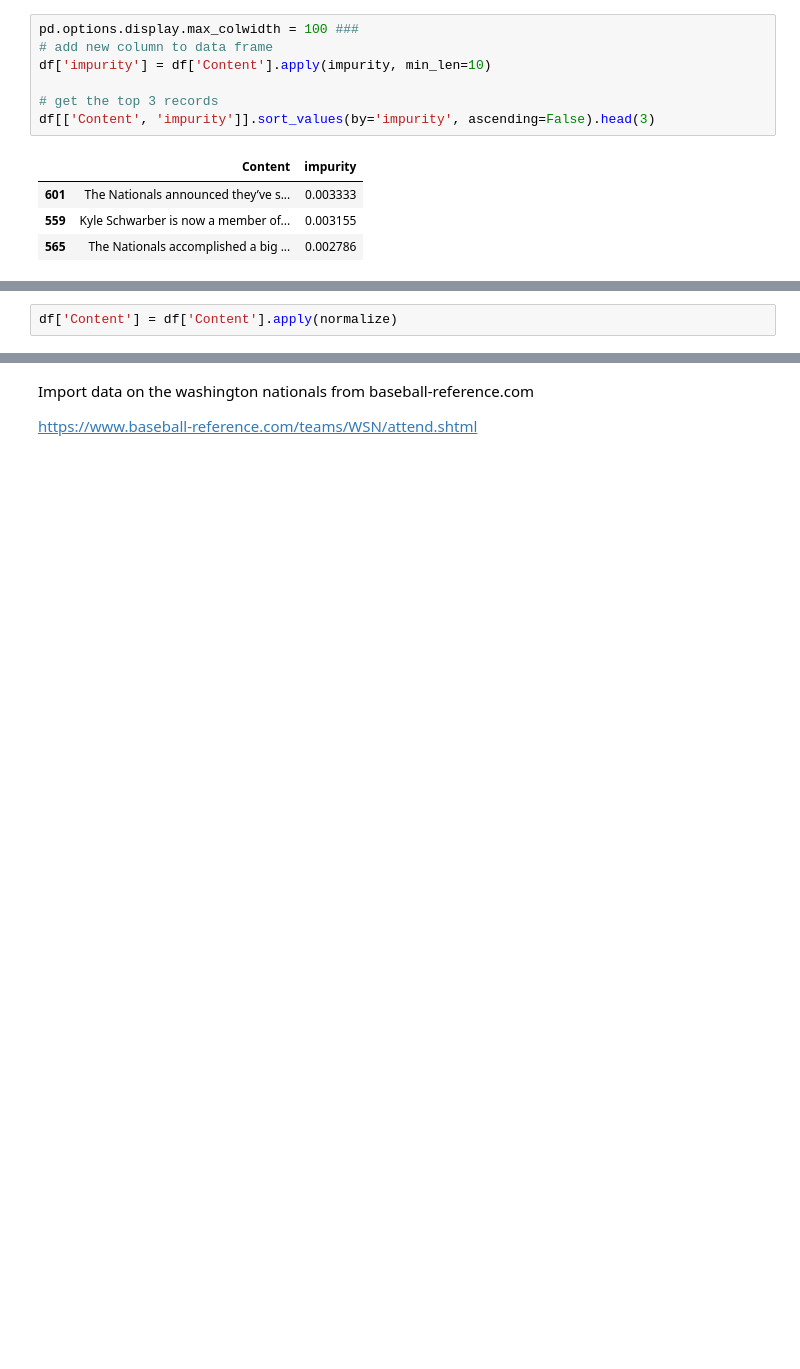
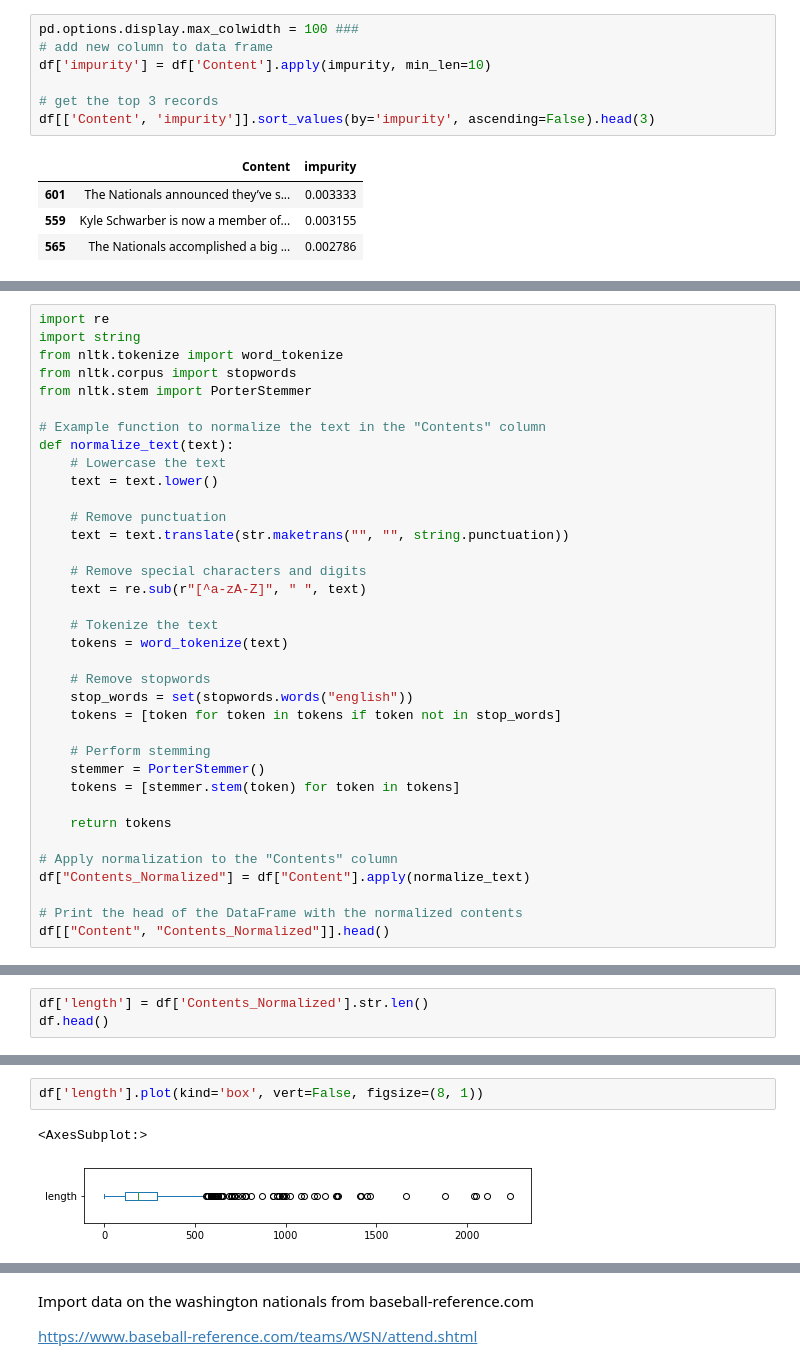
Before and after one commit to ApkimCA/AppliedTextMining_Team11, a Jupyter notebook: nationals_code.ipynb, the cells around one changed output, grey strips where cells are left out. Saved outputs shown, nothing was run; the diff lists cells and outputs as text; blank space fills up the shorter version.

```diff
--- a/nationals_code.ipynb
+++ b/nationals_code.ipynb
@@ -253,2 +165,0 @@ else:
-# %%
-df['Content'] = df['Content'].apply(normalize)
@@ -261,0 +166,36 @@ TypeError: expected string or bytes-like object
+# %%
+import re
+import string
+from nltk.tokenize import word_tokenize
+from nltk.corpus import stopwords
+from nltk.stem import PorterStemmer
+
+# Example function to normalize the text in the "Contents" column
+def normalize_text(text):
+    # Lowercase the text
+    text = text.lower()
+
+    # Remove punctuation
+    text = text.translate(str.maketrans("", "", string.punctuation))
+
+    # Remove special characters and digits
+    text = re.sub(r"[^a-zA-Z]", " ", text)
+
+    # Tokenize the text
+    tokens = word_tokenize(text)
+
+    # Remove stopwords
+    stop_words = set(stopwords.words("english"))
+    tokens = [token for token in tokens if token not in stop_words]
+
+    # Perform stemming
+    stemmer = PorterStemmer()
+    tokens = [stemmer.stem(token) for token in tokens]
+
+    return tokens
+
+# Apply normalization to the "Contents" column
+df["Contents_Normalized"] = df["Content"].apply(normalize_text)
+
+# Print the head of the DataFrame with the normalized contents
+df[["Content", "Contents_Normalized"]].head()
@@ -261,0 +209,3 @@ TypeError: expected string or bytes-like object
+# %%
+df['length'] = df['Contents_Normalized'].str.len()
+df.head()
@@ -261,0 +219,5 @@ TypeError: expected string or bytes-like object
+# %%
+df['length'].plot(kind='box', vert=False, figsize=(8, 1))
+# %% [output]
+<AxesSubplot:>
+[figure, added]
```
Also changed, not shown: parts of 14 cells of this notebook.
